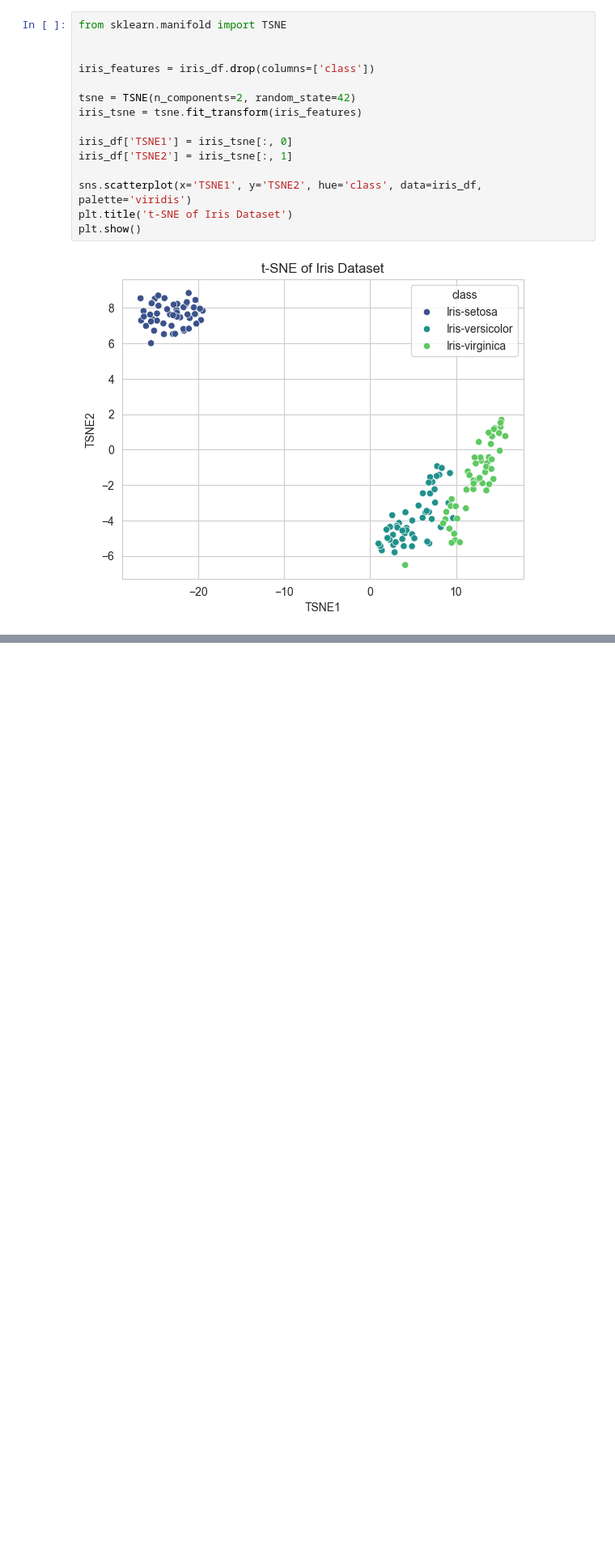
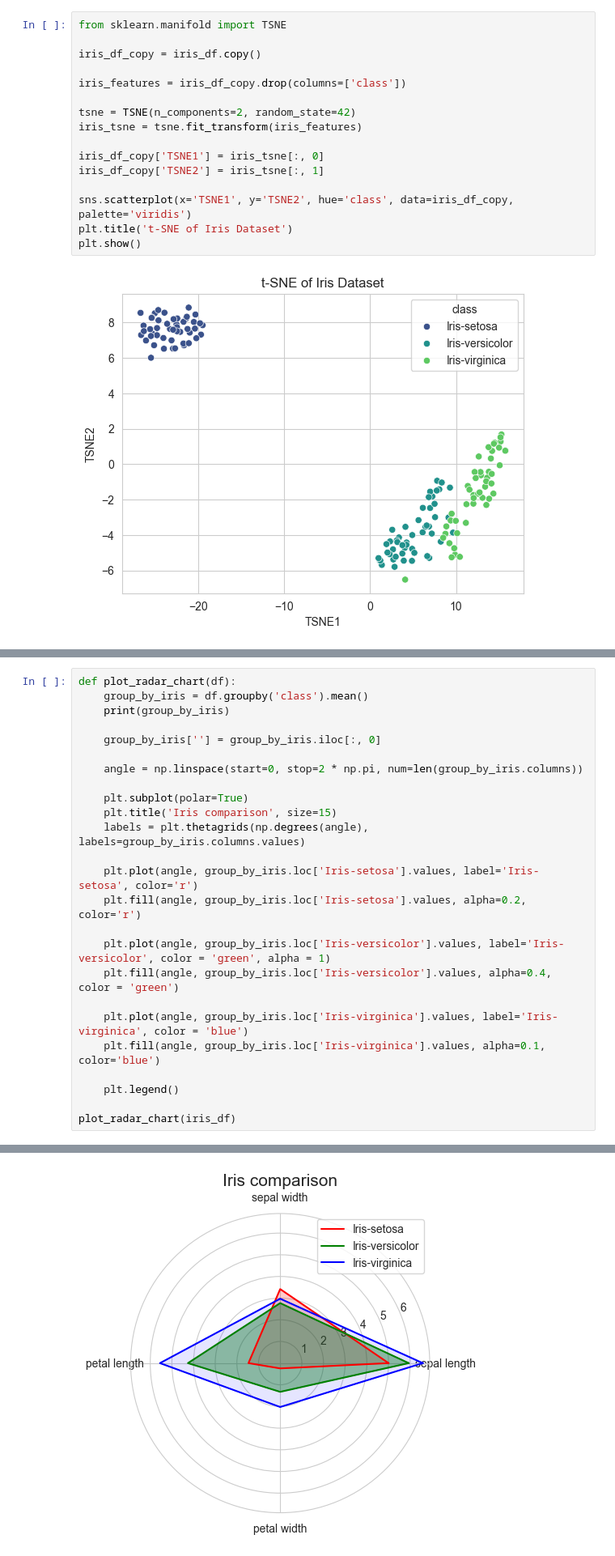
Before and after one commit to dzebrowskii/Iris-analysis, a Jupyter notebook: iris_eda.ipynb, the cells around one changed output, grey strips where cells are left out. Shown at 81% size. Drawn from its saved outputs; the diff is of its cells as text; blank space fills up the shorter version.

Commit message:
radar plot, Parallel Coordinate, data standarization

```diff
--- a/iris_eda.ipynb
+++ b/iris_eda.ipynb
@@ -236,16 +236,17 @@ plt.show()
 # %%
 from sklearn.manifold import TSNE
 
+iris_df_copy = iris_df.copy()
 
-iris_features = iris_df.drop(columns=['class'])
+iris_features = iris_df_copy.drop(columns=['class'])
 
 tsne = TSNE(n_components=2, random_state=42)
 iris_tsne = tsne.fit_transform(iris_features)
 
-iris_df['TSNE1'] = iris_tsne[:, 0]
-iris_df['TSNE2'] = iris_tsne[:, 1]
+iris_df_copy['TSNE1'] = iris_tsne[:, 0]
+iris_df_copy['TSNE2'] = iris_tsne[:, 1]
 
-sns.scatterplot(x='TSNE1', y='TSNE2', hue='class', data=iris_df, palette='viridis')
+sns.scatterplot(x='TSNE1', y='TSNE2', hue='class', data=iris_df_copy, palette='viridis')
 plt.title('t-SNE of Iris Dataset')
 plt.show()
 # %% [output]
@@ -252,0 +256,26 @@ plt.show()
+# %%
+def plot_radar_chart(df):
+    group_by_iris = df.groupby('class').mean()
+    print(group_by_iris)
+
+    group_by_iris[''] = group_by_iris.iloc[:, 0]
+
+    angle = np.linspace(start=0, stop=2 * np.pi, num=len(group_by_iris.columns))
+
+    plt.subplot(polar=True)
+    plt.title('Iris comparison', size=15)
+    labels = plt.thetagrids(np.degrees(angle), labels=group_by_iris.columns.values)
+
+    plt.plot(angle, group_by_iris.loc['Iris-setosa'].values, label='Iris-setosa', color='r')
+    plt.fill(angle, group_by_iris.loc['Iris-setosa'].values, alpha=0.2, color='r')
+
+    plt.plot(angle, group_by_iris.loc['Iris-versicolor'].values, label='Iris-versicolor', color = 'green', alpha = 1)
+    plt.fill(angle, group_by_iris.loc['Iris-versicolor'].values, alpha=0.4, color = 'green')
+
+    plt.plot(angle, group_by_iris.loc['Iris-virginica'].values, label='Iris-virginica', color = 'blue')
+    plt.fill(angle, group_by_iris.loc['Iris-virginica'].values, alpha=0.1, color='blue')
+
+    plt.legend()
+
+plot_radar_chart(iris_df)
+# %% [output]
@@ -252,0 +287 @@ plt.show()
+[figure, added]
```
Also changed, not shown: parts of 11 cells of this notebook.
